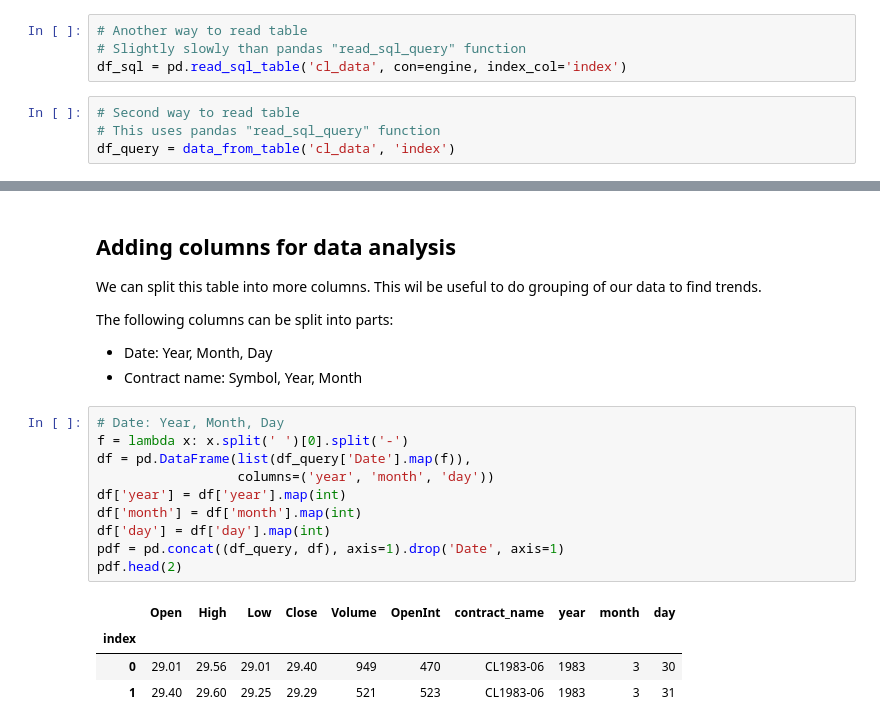
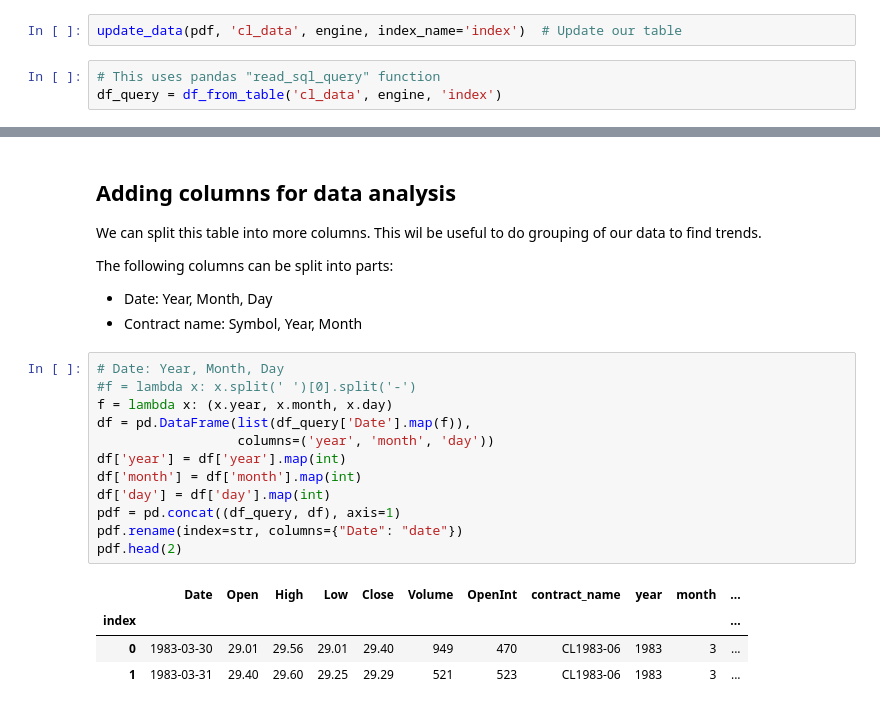
Before and after one commit to akotlerman/data-science-blog, a Jupyter notebook: 1. Getting Starting with CL Analysis.ipynb, the cells around one changed output, grey strips where cells are left out. Cells and saved outputs as stored; diff of their text form.

```diff
--- a/1. Getting Starting with CL Analysis.ipynb
+++ b/1. Getting Starting with CL Analysis.ipynb
@@ -104,11 +73,8 @@ update_cl_data(pdf, 'cl_data', index_name='index')  # Update our table
+# %%
+update_data(pdf, 'cl_data', engine, index_name='index')  # Update our table
 # %%
-# Another way to read table
-# Slightly slowly than pandas "read_sql_query" function
-df_sql = pd.read_sql_table('cl_data', con=engine, index_col='index')
+# This uses pandas "read_sql_query" function
+df_query = df_from_table('cl_data', engine, 'index')
-# %%
-# Second way to read table
-# This uses pandas "read_sql_query" function
-df_query = data_from_table('cl_data', 'index')
 # %%
 # Make sure data has not been transformed in the upload and download from the database
 df_query.head()
@@ -137,19 +103,21 @@ The following columns can be split into parts:
    + Contract name: Symbol, Year, Month
 # %%
 # Date: Year, Month, Day
-f = lambda x: x.split(' ')[0].split('-')
+#f = lambda x: x.split(' ')[0].split('-')
+f = lambda x: (x.year, x.month, x.day)
 df = pd.DataFrame(list(df_query['Date'].map(f)),
                   columns=('year', 'month', 'day'))
 df['year'] = df['year'].map(int)
 df['month'] = df['month'].map(int)
 df['day'] = df['day'].map(int)
-pdf = pd.concat((df_query, df), axis=1).drop('Date', axis=1)
+pdf = pd.concat((df_query, df), axis=1)
+pdf.rename(index=str, columns={"Date": "date"})
 pdf.head(2)
 # %% [output]
-|  | Open | High | Low | Close | Volume | OpenInt | contract_name | year | month | day |
-| index |  |  |  |  |  |  |  |  |  |  |
-| 0 | 29.01 | 29.56 | 29.01 | 29.40 | 949 | 470 | CL1983-06 | 1983 | 3 | 30 |
-| 1 | 29.40 | 29.60 | 29.25 | 29.29 | 521 | 523 | CL1983-06 | 1983 | 3 | 31 |
+|  | Date | Open | High | Low | Close | Volume | OpenInt | contract_name | year | month | ... |
+| index |  |  |  |  |  |  |  |  |  |  | ... |
+| 0 | 1983-03-30 | 29.01 | 29.56 | 29.01 | 29.40 | 949 | 470 | CL1983-06 | 1983 | 3 | ... |
+| 1 | 1983-03-31 | 29.40 | 29.60 | 29.25 | 29.29 | 521 | 523 | CL1983-06 | 1983 | 3 | ... |
 # %%
 # Date: Year, Month, Day
 f = lambda x: (x[:2], int(x[2:6]), int(x[-2:]))
```
Also changed, not shown: parts of 12 cells of this notebook, 7 other files.
